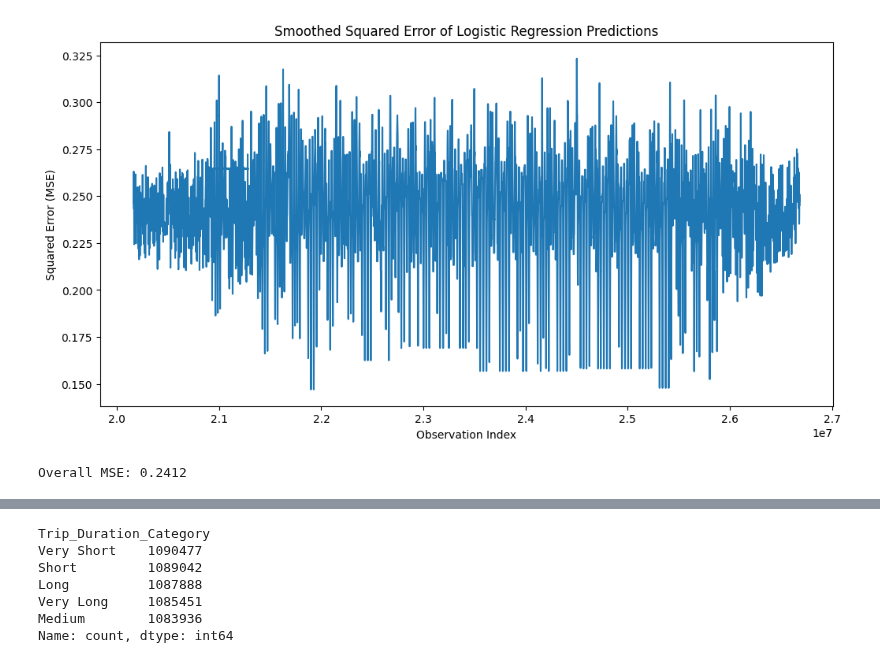
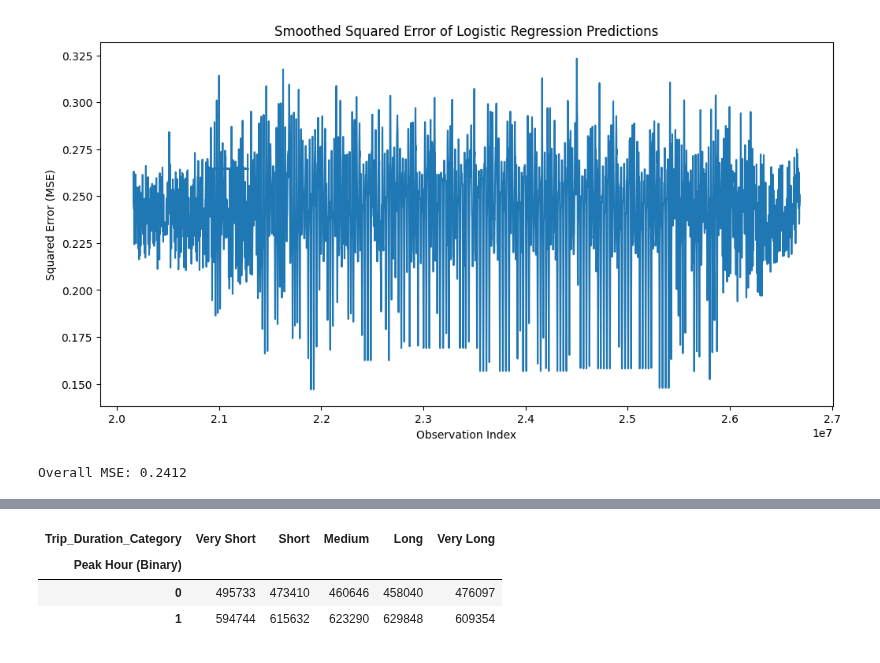
Before and after one commit to ziadharmanani/INF1340-Ridership-Analysis, a Jupyter notebook: rideshare_cleaning.ipynb, the cells around one changed output, grey strips where cells are left out. Saved outputs shown, nothing was run; the diff lists cells and outputs as text; code cells hidden in the pictures.

```diff
--- a/rideshare_cleaning.ipynb
+++ b/rideshare_cleaning.ipynb
@@ -964,11 +945,9 @@ df_duration.sample(10)
-# %%
-df_duration['Trip_Duration_Category'].value_counts()
-# %% [output]
-Trip_Duration_Category
-Very Short    1090477
-Short         1089042
-Long          1087888
-Very Long     1085451
-Medium        1083936
-Name: count, dtype: int64
+# %%
+peak_hour_duration = pd.crosstab(df_duration['Peak Hour (Binary)'], df_duration['Trip_Duration_Category'])
+peak_hour_duration
+# %% [output]
+| Trip_Duration_Category | Very Short | Short | Medium | Long | Very Long |
+| Peak Hour (Binary) |  |  |  |  |  |
+| 0 | 495733 | 473410 | 460646 | 458040 | 476097 |
+| 1 | 594744 | 615632 | 623290 | 629848 | 609354 |
 # %%
```
Also changed, not shown: parts of 14 cells of this notebook.
